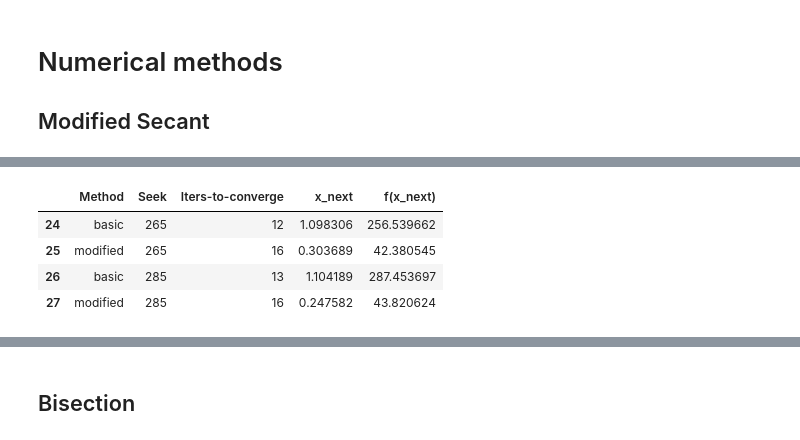
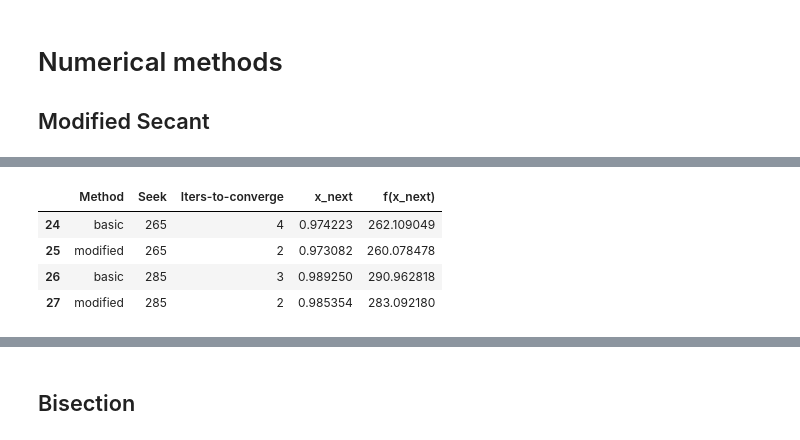
Before and after one commit to pesadaum/tcc, a Jupyter notebook: prototype/main.ipynb, the cells around one changed output, grey strips where cells are left out. Saved outputs shown, nothing was run; the diff lists cells and outputs as text; code cells hidden in the pictures.

```diff
--- a/prototype/main.ipynb
+++ b/prototype/main.ipynb
@@ -50,0 +25,4 @@ def q_func_polynomial(x, q_values=q_values, deg=6, q_drop=False):
+# %%
+q_values = get_q_df('./data/QVALUES.txt')
+
+q_values.tail()
@@ -55 +42,9 @@ def q_func_polynomial(x, q_values=q_values, deg=6, q_drop=False):
+# %%
+test_dict = {
+    'a': 0.0,
+    'b': 1.0,
+    'seek': 40,
+    'tol': 1e-6,
+    'max_iter': 32
+}
 # %%
@@ -140,46 +139,46 @@ plt.show()
 # %%
 x0 = 0.0
 x1 = 1.0
 multiple_seeks = np.arange(25, 300, 20)
 tol = 10
-MAX_ITER = 16
+MAX_ITER = 32
 
 x = np.arange(0, 1, 1e-3)
-f = q_func_polynomial(x)
+f = q_func_polynomial(x, q_values, include_q_drop=False)
 y = f(x)
 
 m_seeks_records = []
 for seek in multiple_seeks:
-  m_seeks_dict = dict()
+    m_seeks_dict = dict()
 
-  res_sec = secant(x0, x1, seek, tol, f, MAX_ITER, debug=True)
-  m_seeks_dict['Method'] = 'basic'
-  m_seeks_dict['Seek'] = seek
-  m_seeks_dict['Iters-to-converge'] = res_sec['iter'].iat[-1]
-  m_seeks_dict['x_next'] = res_sec['x_next'].iat[-1]
-  m_seeks_dict['f(x_next)'] = res_sec['f(x_next)'].iat[-1]
+    res_sec = secant(x0, x1, seek, tol, f, MAX_ITER, debug=True)
+    m_seeks_dict['Method'] = 'basic'
+    m_seeks_dict['Seek'] = seek
+    m_seeks_dict['Iters-to-converge'] = res_sec['iter'].iat[-1]
+    m_seeks_dict['x_next'] = res_sec['x_next'].iat[-1]
+    m_seeks_dict['f(x_next)'] = res_sec['f(x_next)'].iat[-1]
 
-  m_seeks_records.append(m_seeks_dict)
+    m_seeks_records.append(m_seeks_dict)
 
-  m_seeks_dict = dict()
+    m_seeks_dict = dict()
 
-  res_mod = mod_secant(x0, x1, seek, tol, f, MAX_ITER, debug=True)
-  m_seeks_dict['Method'] = 'modified'
-  m_seeks_dict['Seek'] = seek
-  m_seeks_dict['Iters-to-converge'] = res_mod['iter'].iat[-1]
-  m_seeks_dict['x_next'] = res_mod['x_next'].iat[-1]
-  m_seeks_dict['f(x_next)'] = res_mod['f(x_next)'].iat[-1]
+    res_mod = mod_secant(x0, x1, seek, tol, f, MAX_ITER, debug=True)
+    m_seeks_dict['Method'] = 'modified'
+    m_seeks_dict['Seek'] = seek
+    m_seeks_dict['Iters-to-converge'] = res_mod['iter'].iat[-1]
+    m_seeks_dict['x_next'] = res_mod['x_next'].iat[-1]
+    m_seeks_dict['f(x_next)'] = res_mod['f(x_next)'].iat[-1]
 
-  m_seeks_records.append(m_seeks_dict)
+    m_seeks_records.append(m_seeks_dict)
 
 m_seeks_df = pd.DataFrame(m_seeks_records)
 m_seeks_df.tail(4)
 # %% [output]
 |  | Method | Seek | Iters-to-converge | x_next | f(x_next) |
-| 24 | basic | 265 | 12 | 1.098306 | 256.539662 |
-| 25 | modified | 265 | 16 | 0.303689 | 42.380545 |
-| 26 | basic | 285 | 13 | 1.104189 | 287.453697 |
-| 27 | modified | 285 | 16 | 0.247582 | 43.820624 |
+| 24 | basic | 265 | 4 | 0.974223 | 262.109049 |
+| 25 | modified | 265 | 2 | 0.973082 | 260.078478 |
+| 26 | basic | 285 | 3 | 0.989250 | 290.962818 |
+| 27 | modified | 285 | 2 | 0.985354 | 283.092180 |
 # %%
 fig, ax = plt.subplots(figsize=(9, 5), ncols=2)
 
```
Also changed, not shown: parts of 14 cells of this notebook, 6 other files.
